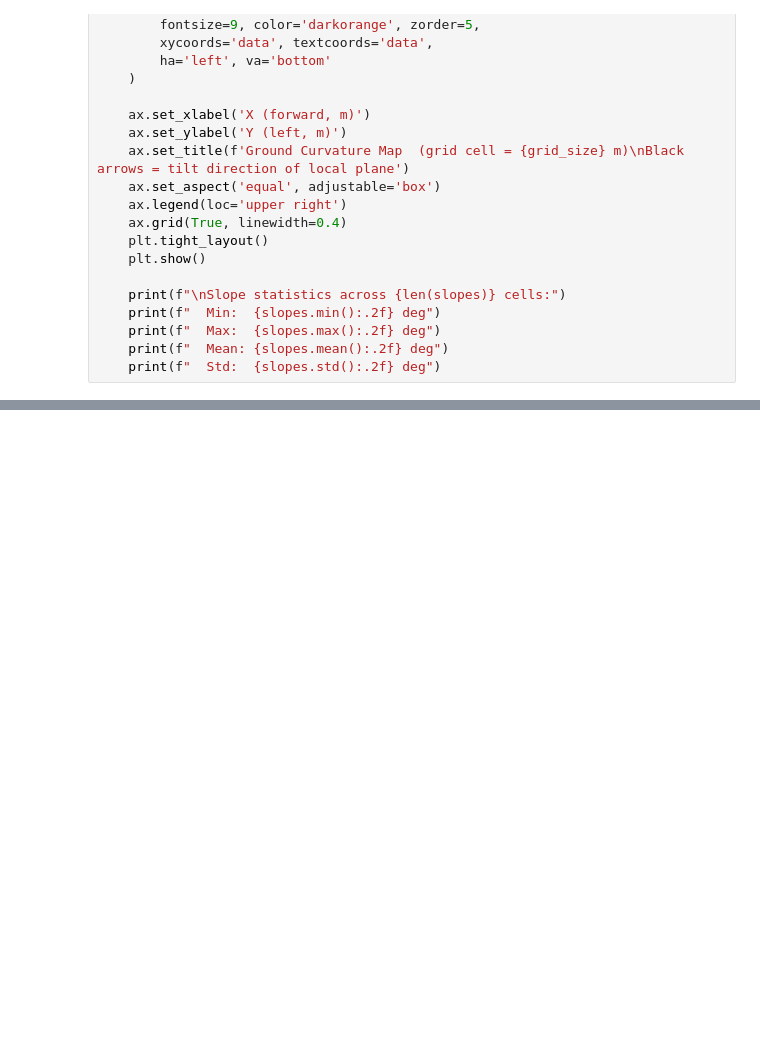
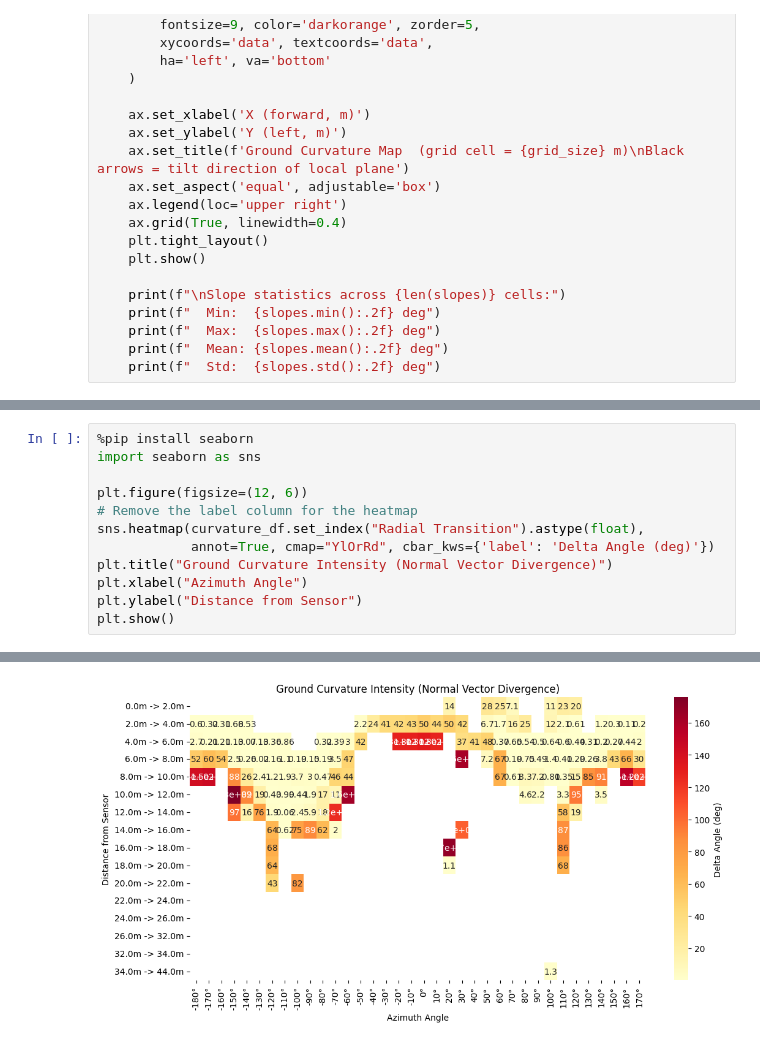
Before and after one commit to Karel317/VISTA-Vertical-curvature_Identification_from_Sensor-fused_Telemetry_and_AHN, a Jupyter notebook: curvature estimation.ipynb, the cells around one changed output, grey strips where cells are left out. Drawn from its saved outputs; the diff is of its cells as text; blank space fills up the shorter version.

```diff
--- a/curvature estimation.ipynb
+++ b/curvature estimation.ipynb
@@ -472,0 +720,13 @@ Slope statistics across 296 cells:
+# %%
+%pip install seaborn
+import seaborn as sns
+
+plt.figure(figsize=(12, 6))
+# Remove the label column for the heatmap
+sns.heatmap(curvature_df.set_index("Radial Transition").astype(float),
+            annot=True, cmap="YlOrRd", cbar_kws={'label': 'Delta Angle (deg)'})
+plt.title("Ground Curvature Intensity (Normal Vector Divergence)")
+plt.xlabel("Azimuth Angle")
+plt.ylabel("Distance from Sensor")
+plt.show()
+# %% [output]
@@ -472,0 +749 @@ Slope statistics across 296 cells:
+[figure, added]
```
Also changed, not shown: parts of 13 cells of this notebook.
